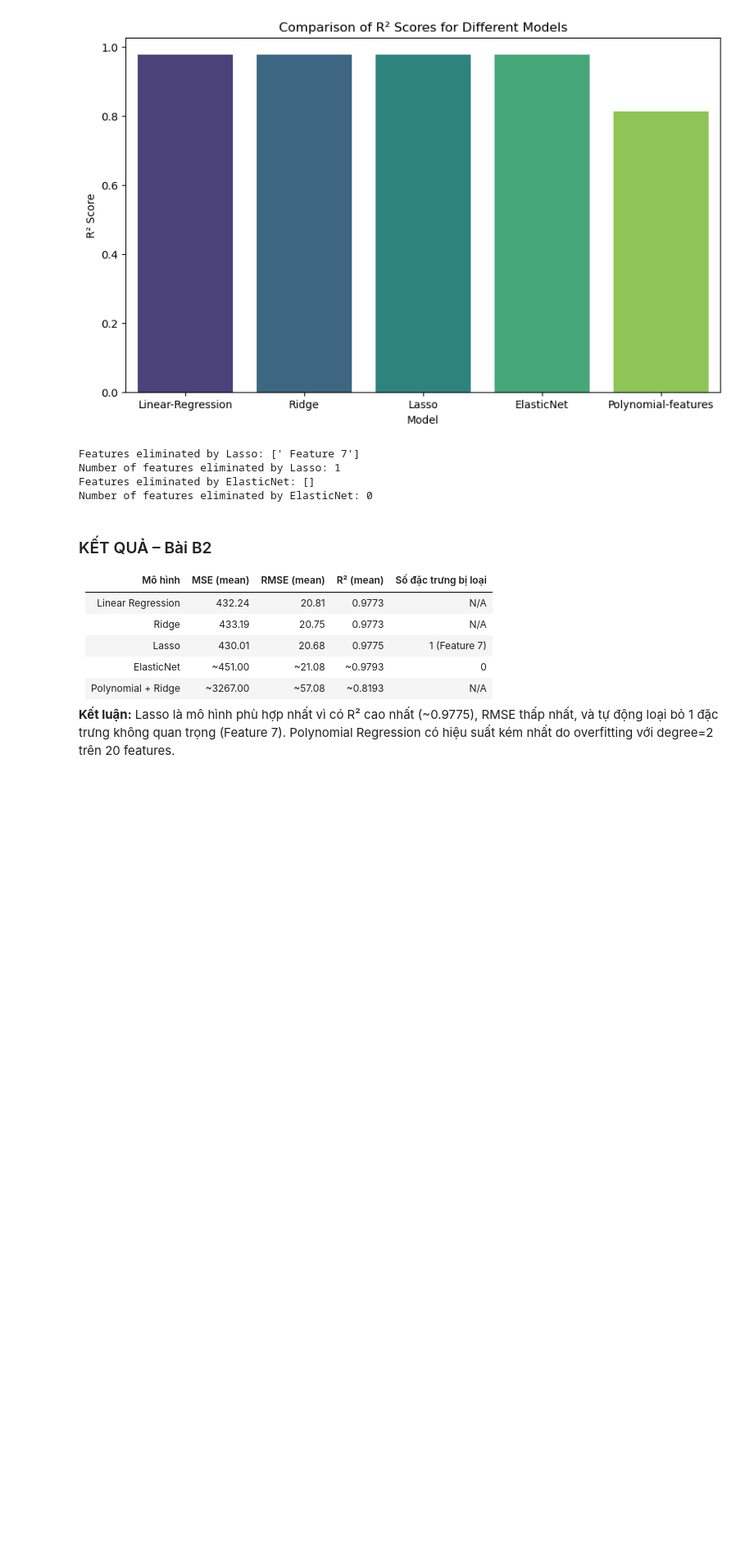
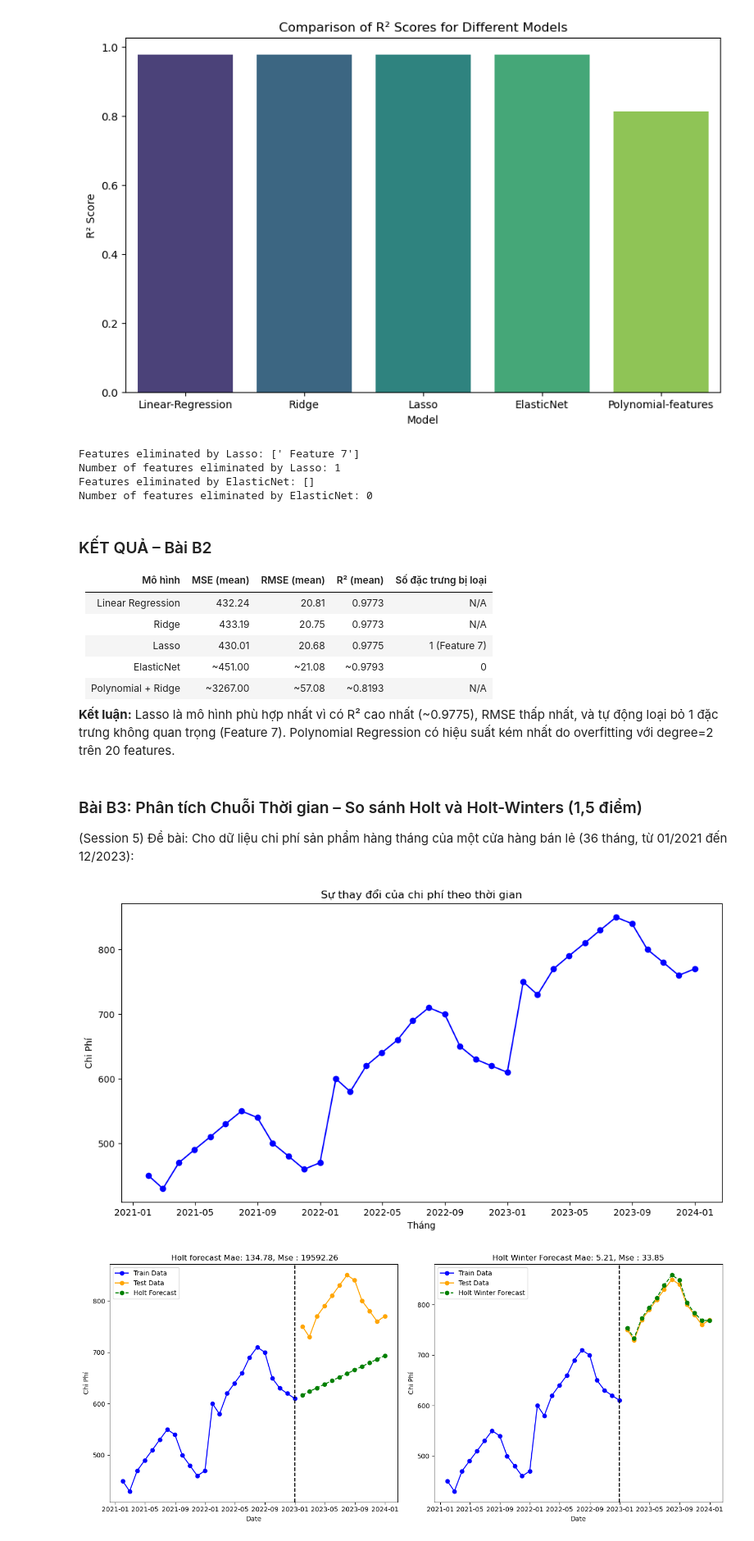
Before and after one commit to Minuxe/Aptech-Advanced-Data-Science, a Jupyter notebook: Aptech-Advanced-Data-Science/Bai thi cuoi ky/TranDaiMinh_CuoiKy.ipynb, the cells around one changed output. Shown at 82% size. Saved outputs shown, nothing was run; the diff lists cells and outputs as text; code cells hidden in the pictures; blank space fills up the shorter version.

```diff
--- a/Aptech-Advanced-Data-Science/Bai thi cuoi ky/TranDaiMinh_CuoiKy.ipynb
+++ b/Aptech-Advanced-Data-Science/Bai thi cuoi ky/TranDaiMinh_CuoiKy.ipynb
@@ -262,3 +262,70 @@ Number of features eliminated by ElasticNet: 0
 | Polynomial + Ridge  | ~3267.00   | ~57.08      | ~0.8193   | N/A                  |
 
 **Kết luận:** Lasso là mô hình phù hợp nhất vì có R² cao nhất (~0.9775), RMSE thấp nhất, và tự động loại bỏ 1 đặc trưng không quan trọng (Feature 7). Polynomial Regression có hiệu suất kém nhất do overfitting với degree=2 trên 20 features.
+# %% [markdown]
+### Bài B3: Phân tích Chuỗi Thời gian – So sánh Holt và Holt-Winters (1,5 điểm)
+(Session 5)
+Đề bài:
+Cho dữ liệu chi phí sản phẩm hàng tháng của một cửa hàng bán lẻ (36 tháng, từ 01/2021 đến 12/2023):
+# %%
+#tạo 36 tháng , từ tháng 1/2021 đến tháng 12/2023
+from statsmodels.tsa.holtwinters import ExponentialSmoothing
+from sklearn.metrics import mean_absolute_error, mean_squared_error
+date_range = pd.date_range(start  = '2021-01-01', end = '2023-12-31', freq = 'M')
+Chi_Phi = [450 , 430 , 470 , 490 , 510 , 530 , 550 , 540 , 500 , 480 , 460 , 470, 600 , 580 , 620 ,
+           640 , 660 , 690, 710 , 700 , 650 , 630 , 620 , 610, 750 , 730 , 770 , 790 , 810 , 830 , 850 , 840 , 800 , 780 , 760, 770]
+data_price_df = pd.DataFrame({
+    'Date': date_range ,
+    'Chi_Phi': Chi_Phi
+})
+data_price_df = data_price_df.set_index('Date')
+
+#Vẽ đồ thị đường thể hiện sự thay đổi của chi phí theo thời gian
+plt.figure(figsize=(12,6))
+plt.plot(data_price_df.index, data_price_df['Chi_Phi'], marker='o', linestyle='-', color='b')
+plt.title('Sự thay đổi của chi phí theo thời gian')
+plt.xlabel('Tháng')
+plt.ylabel('Chi Phí')
+
+#Chia dữ liệu 24 tháng đầu làm tập huấn luyện và 12 tháng cuối làm tập kiểm tra
+train_data = data_price_df.iloc[:24]
+test_data = data_price_df.iloc[24:]
+#áp dụng phương pháp holt và dự báo 12 tháng tiếp theo
+holt_model = ExponentialSmoothing(train_data['Chi_Phi'], trend = 'add', seasonal = None, seasonal_periods = None)
+holt_fit = holt_model.fit()
+holt_forecast = holt_fit.forecast(steps = 12) #Dự đoán 12 giá trị tiếp theo ( dữ liệu tuần suất theo tháng vì vậy nên đang dự đoán xu hướng 1 năm tiếp theo )
+
+#áp dụng phương pháp holt winter và dự báo 12 tháng tiếp theo
+holt_winter_model = ExponentialSmoothing(train_data['Chi_Phi'], trend = 'add', seasonal = 'add', seasonal_periods = 12)
+holt_winter_fit = holt_winter_model.fit()
+holt_winter_forecast = holt_winter_fit.forecast(steps = 12)
+#tính mae và mse cho cả hai phương pháp
+holt_mae = mean_absolute_error(test_data['Chi_Phi'], holt_forecast)
+holt_mse = mean_squared_error(test_data['Chi_Phi'], holt_forecast)
+holt_winter_mae = mean_absolute_error(test_data['Chi_Phi'], holt_winter_forecast)
+holt_winter_mse = mean_squared_error(test_data['Chi_Phi'], holt_winter_forecast)
+
+fig , axes = plt.subplots(1,2, figsize=(14,6))
+#Vẽ đồ thị dự báo của phương pháp holt
+axes[0].plot(train_data.index , train_data['Chi_Phi'], label = 'Train Data', marker = 'o', linestyle = '-', color = 'blue')
+axes[0].plot(test_data.index , test_data['Chi_Phi'], label = 'Test Data', marker = 'o', linestyle = '-', color = 'orange')
+axes[0].plot(test_data.index , holt_forecast , label = 'Holt Forecast', marker = 'o', linestyle = '--', color = 'green')
+#kẻ line giữ train và test
+axes[0].axvline(x = train_data.index[-1], color = 'black', linestyle = '--')
+axes[0].set_title(f' Holt forecast Mae: {holt_mae:.2f}, Mse : {holt_mse:.2f}')
+axes[0].set_xlabel('Date')
+axes[0].set_ylabel('Chi Phí')
+axes[0].legend()
+#Vẽ đồ thị dự báo của phương pháp holt winter
+axes[1].plot(train_data.index , train_data['Chi_Phi'], label = 'Train Data', marker = 'o', linestyle = '-', color = 'blue')
+axes[1].plot(test_data.index , test_data['Chi_Phi'], label = 'Test Data', marker = 'o', linestyle = '-', color = 'orange')
+axes[1].plot(test_data.index , holt_winter_forecast , label = 'Holt Winter Forecast', marker = 'o', linestyle = '--', color = 'green')
+axes[1].axvline(x = train_data.index[-1], color = 'black', linestyle = '--')
+axes[1].set_title(f'Holt Winter Forecast Mae: {holt_winter_mae:.2f}, Mse : {holt_winter_mse:.2f}')
+axes[1].set_xlabel('Date')
+axes[1].set_ylabel('Chi Phí')
+axes[1].legend()
+plt.tight_layout()
+# %% [output]
+[figure, added]
+[figure, added]
```
Also changed, not shown: parts of 18 cells of this notebook, 4 other files.
